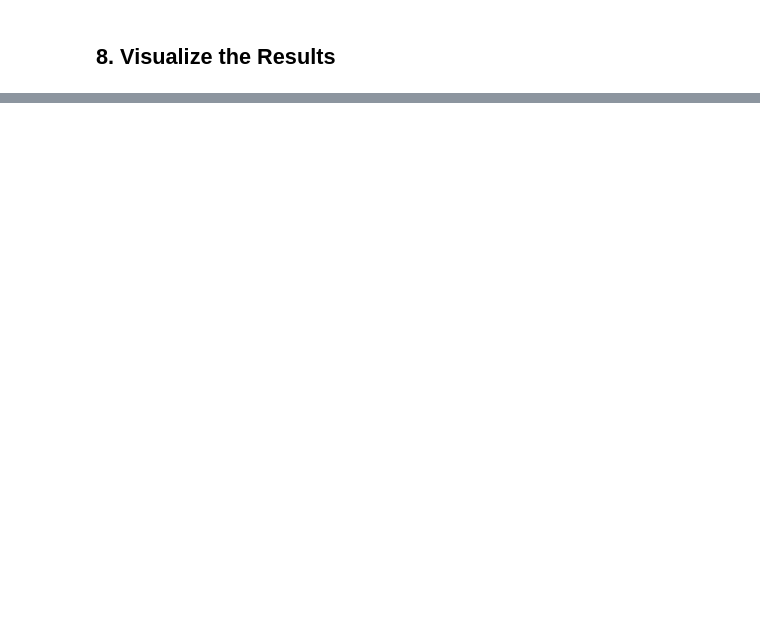
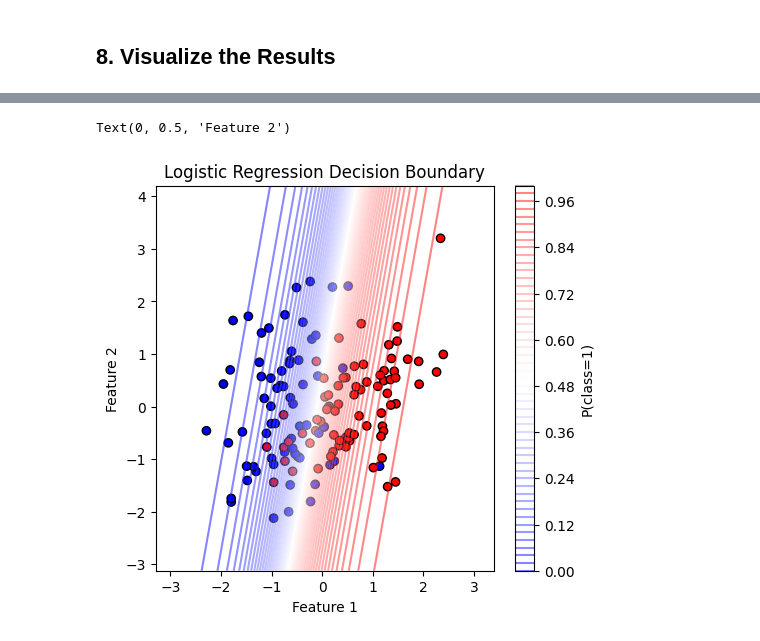
Before and after one commit to codeMaestro78/Machine-learning, a Jupyter notebook: Deep learning/Tensorflow/Logistic Regression from scratch in TensorFlow.ipynb, the cells around one changed output, grey strips where cells are left out. Saved outputs shown, nothing was run; the diff lists cells and outputs as text; code cells hidden in the pictures; blank space fills up the shorter version.

Commit message:
Add :logistic reg with tensorflow

```diff
--- a/Deep learning/Tensorflow/Logistic Regression from scratch in TensorFlow.ipynb
+++ b/Deep learning/Tensorflow/Logistic Regression from scratch in TensorFlow.ipynb
@@ -95,0 +162,23 @@ plt.show()
+# %%
+## mesh grid
+
+x_min, x_max = X_train[:, 0].numpy().min() - 1, X_train[:, 0].numpy().max() + 1
+y_min, y_max = X_train[:, 1].numpy().min() - 1, X_train[:, 1].numpy().max() + 1
+
+xx, yy = np.meshgrid(np.linspace(x_min, x_max, 200), np.linspace(y_min, y_max, 200))
+grid = np.c_[xx.ravel(), yy.ravel()]
+grid_tensor = tf.constant(grid, dtype=tf.float32)
+
+probs = tf.sigmoid(tf.matmul(grid_tensor, W) + b).numpy().reshape(xx.shape)
+
+plt.figure(figsize=(12, 5))
+plt.subplot(1, 2, 1)
+plt.contour(xx, yy, probs, levels=50, cmap='bwr', alpha=0.5)
+plt.colorbar(label="P(class=1)")
+plt.scatter(X_train[:, 0], X_train[:, 1], c=y_train[:, 0], cmap="bwr", edgecolors="k")
+plt.title("Logistic Regression Decision Boundary")
+plt.xlabel("Feature 1")
+plt.ylabel("Feature 2")
+# %% [output]
+Text(0, 0.5, 'Feature 2')
+[figure, added]
```
Also changed, not shown: parts of 8 cells of this notebook.
